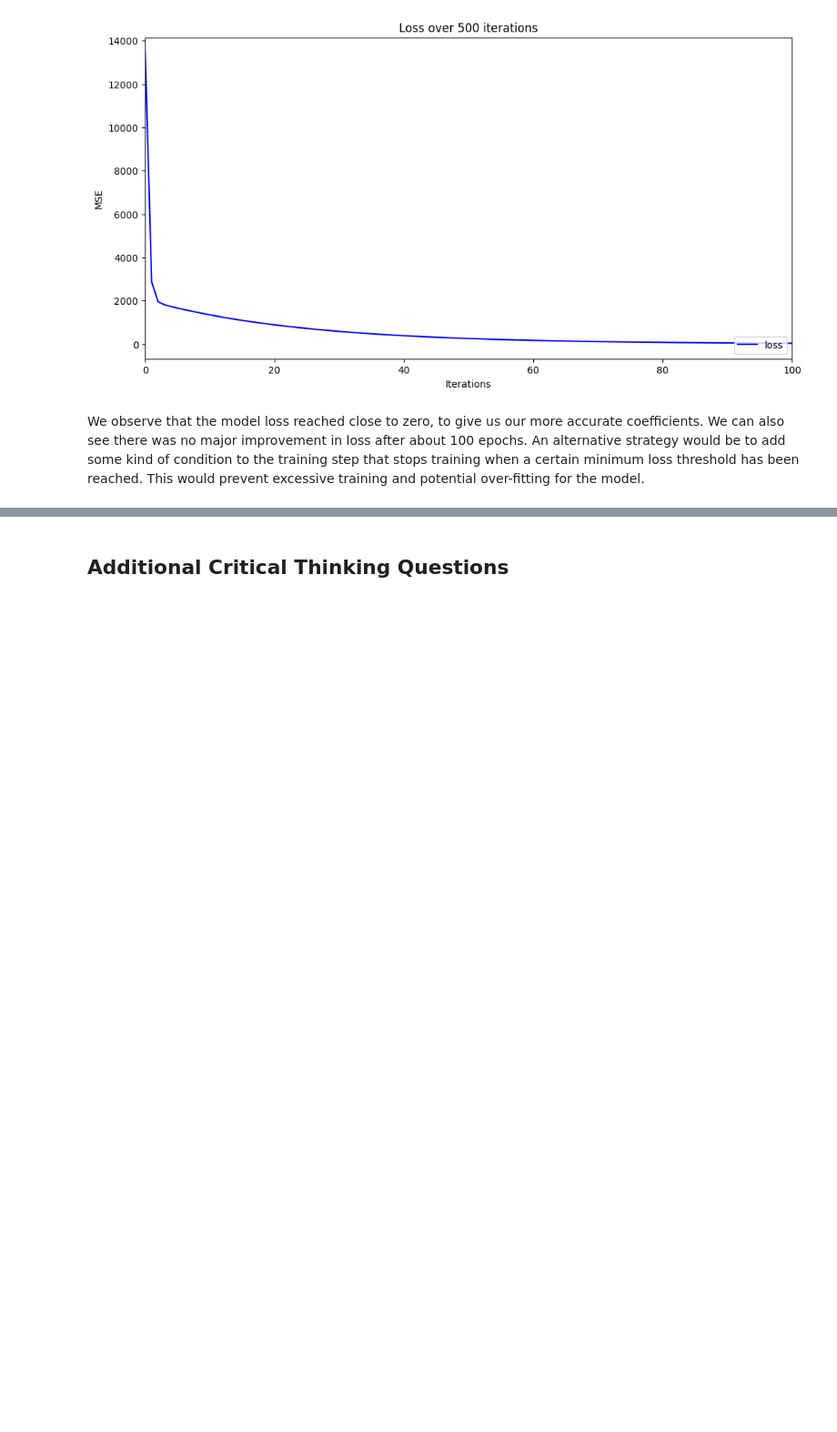
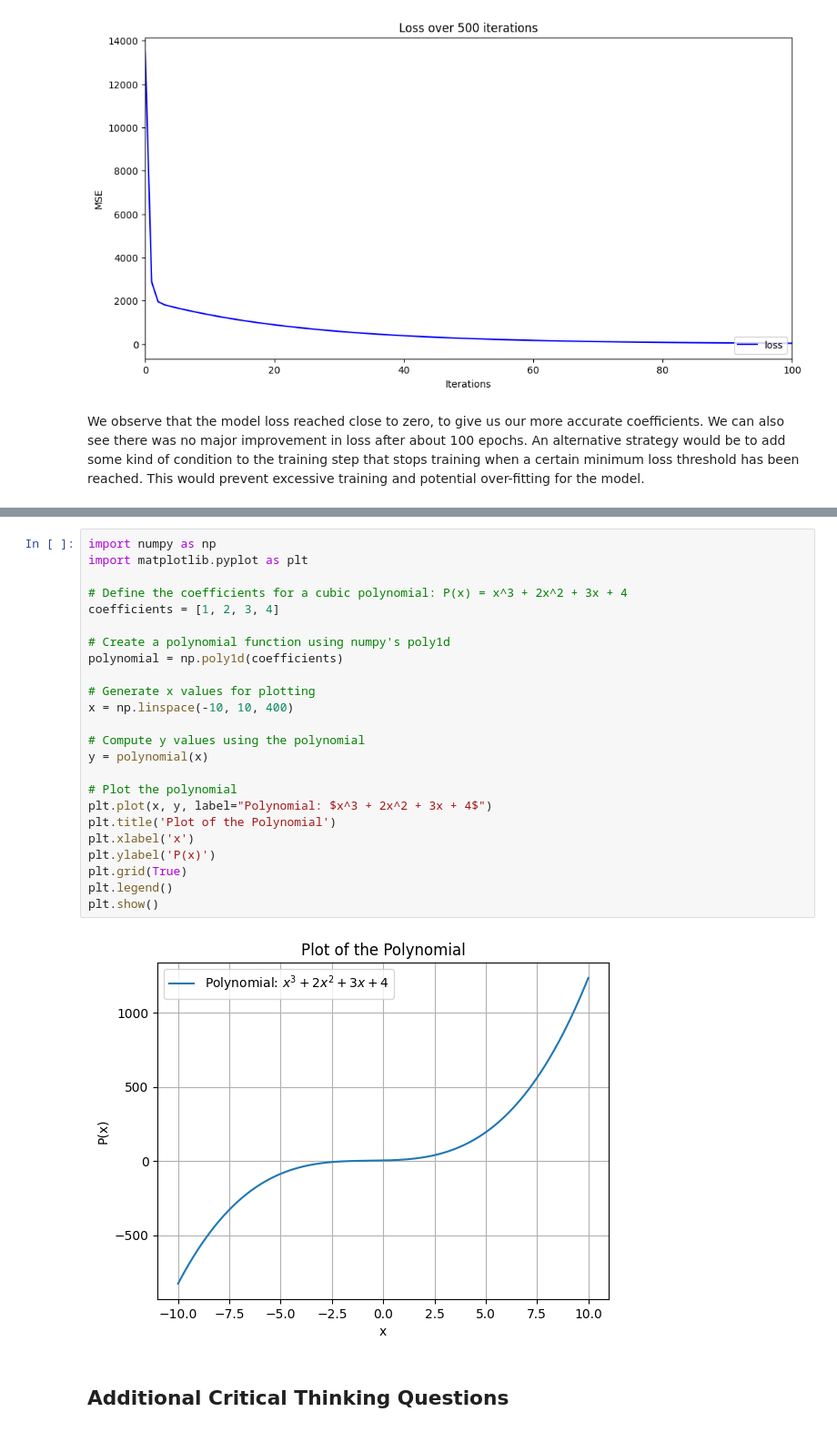
Before and after one commit to Vaishu369/FMML_M1L1.ipynb, a Jupyter notebook: FMML_Module4_Lab2_June2024.ipynb, the cells around one changed output, grey strips where cells are left out. Shown at 91% size. Drawn from its saved outputs; the diff is of its cells as text; blank space fills up the shorter version.

```diff
--- a/FMML_Module4_Lab2_June2024.ipynb
+++ b/FMML_Module4_Lab2_June2024.ipynb
@@ -479,2 +468,28 @@ Would you like me to demonstrate gradient ascent for finding the maximum of a sp
+# %%
+import numpy as np
+import matplotlib.pyplot as plt
+
+# Define the coefficients for a cubic polynomial: P(x) = x^3 + 2x^2 + 3x + 4
+coefficients = [1, 2, 3, 4]
+
+# Create a polynomial function using numpy's poly1d
+polynomial = np.poly1d(coefficients)
+
+# Generate x values for plotting
+x = np.linspace(-10, 10, 400)
+
+# Compute y values using the polynomial
+y = polynomial(x)
+
+# Plot the polynomial
+plt.plot(x, y, label="Polynomial: $x^3 + 2x^2 + 3x + 4$")
+plt.title('Plot of the Polynomial')
+plt.xlabel('x')
+plt.ylabel('P(x)')
+plt.grid(True)
+plt.legend()
+plt.show()
+# %% [output]
+[figure, added]
 # %% [markdown]
 ## **Additional Critical Thinking Questions**
```
Also changed, not shown: parts of 8 cells of this notebook.
